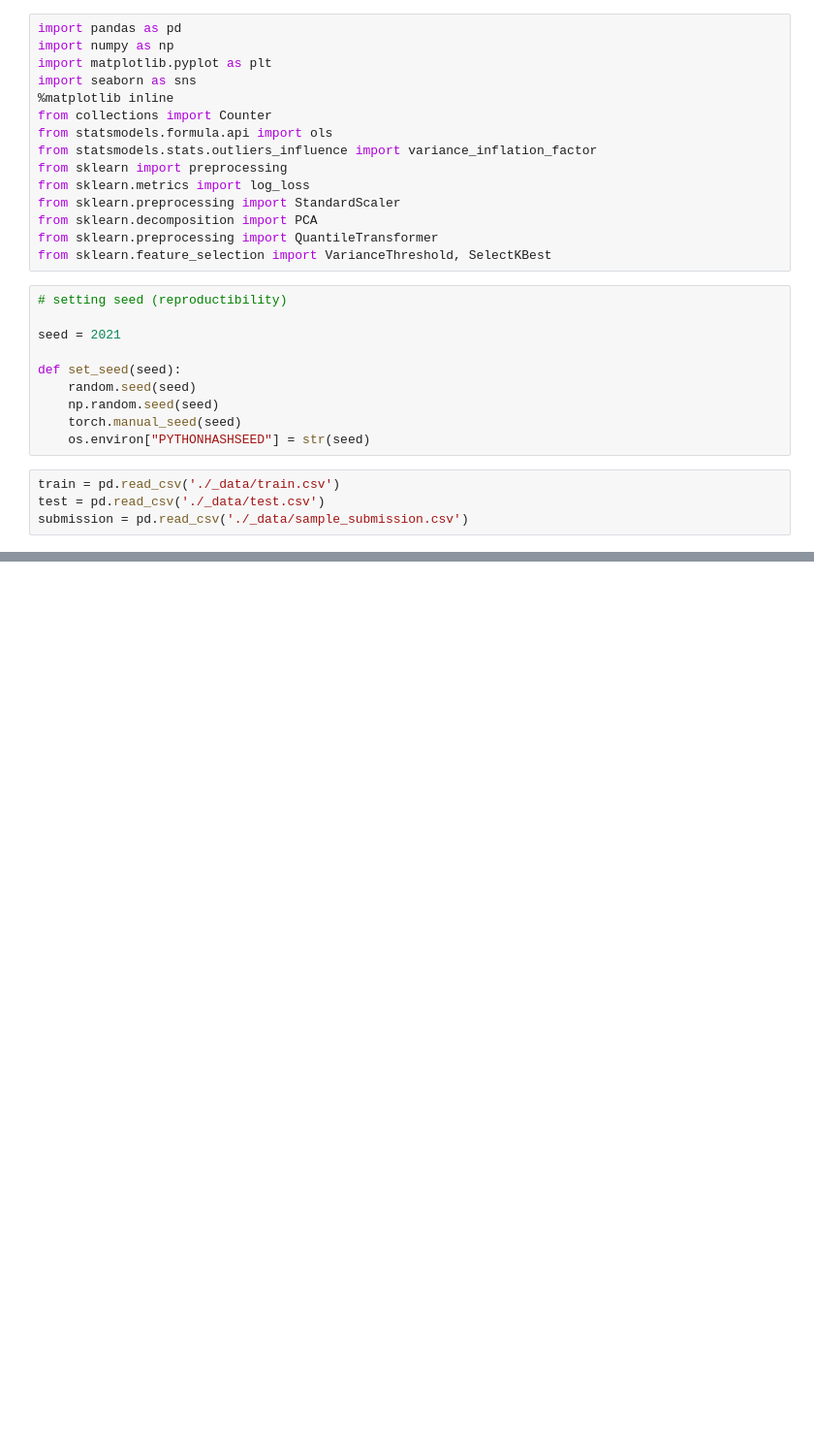
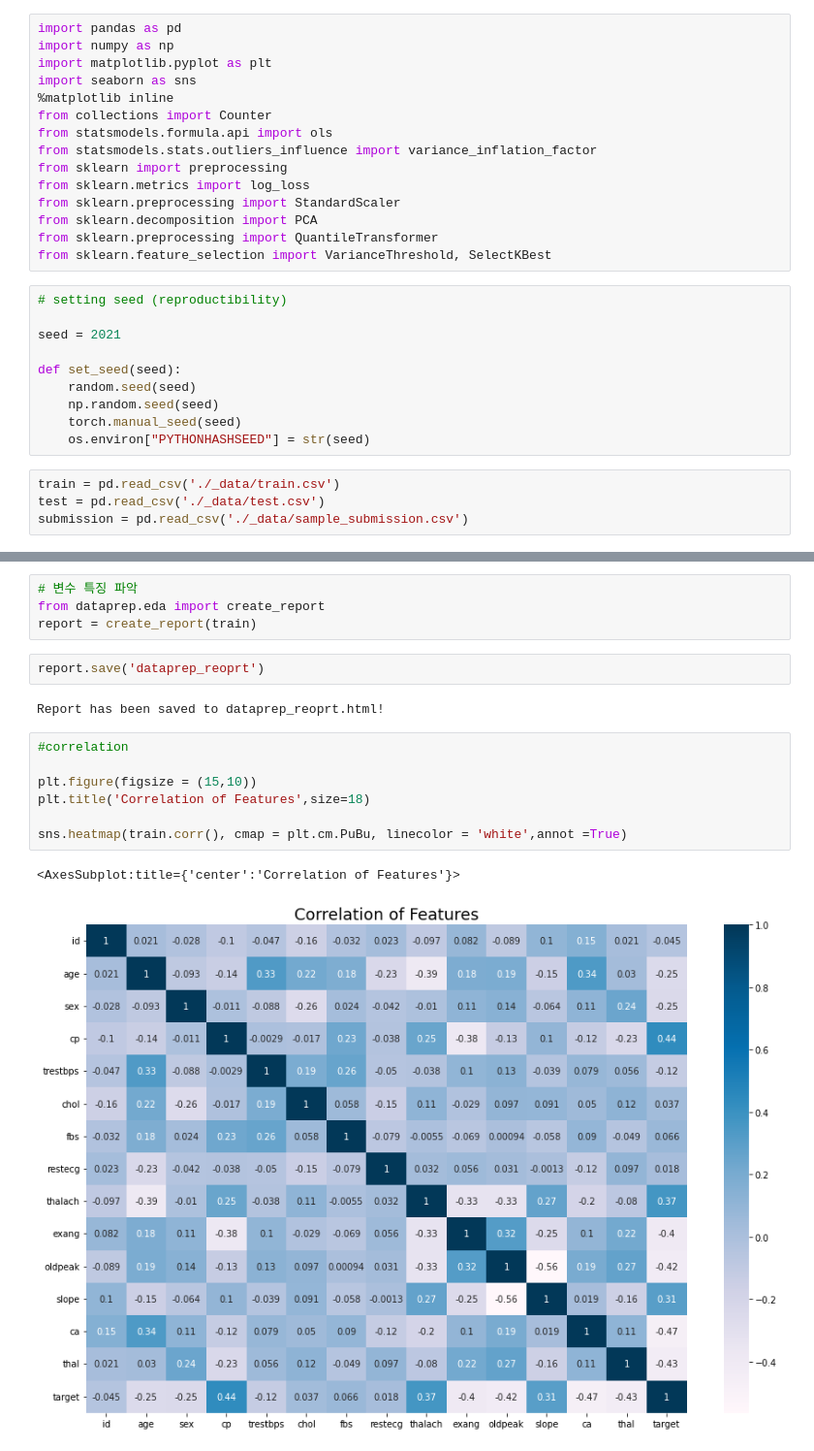
Before and after one commit to joniekwon/dacon, a Jupyter notebook: cardiovascular/Private 8 코드공유.ipynb, the cells around one changed output, grey strips where cells are left out. Shown: that part at 97% size. Saved outputs shown, nothing was run; the diff lists cells and outputs as text; blank space fills up the shorter version.

```diff
--- a/cardiovascular/Private 8 코드공유.ipynb
+++ b/cardiovascular/Private 8 코드공유.ipynb
@@ -88,0 +66,18 @@ Consider using the `--user` option or check the permissions.
+# %%
+# 변수 특징 파악
+from dataprep.eda import create_report
+report = create_report(train)
+# %%
+report.save('dataprep_reoprt')
+# %% [output]
+Report has been saved to dataprep_reoprt.html!
+# %%
+#correlation
+
+plt.figure(figsize = (15,10))
+plt.title('Correlation of Features',size=18)
+
+sns.heatmap(train.corr(), cmap = plt.cm.PuBu, linecolor = 'white',annot =True)
+# %% [output]
+<AxesSubplot:title={'center':'Correlation of Features'}>
+[figure, added]
```
Also changed, not shown: parts of 29 cells of this notebook.
